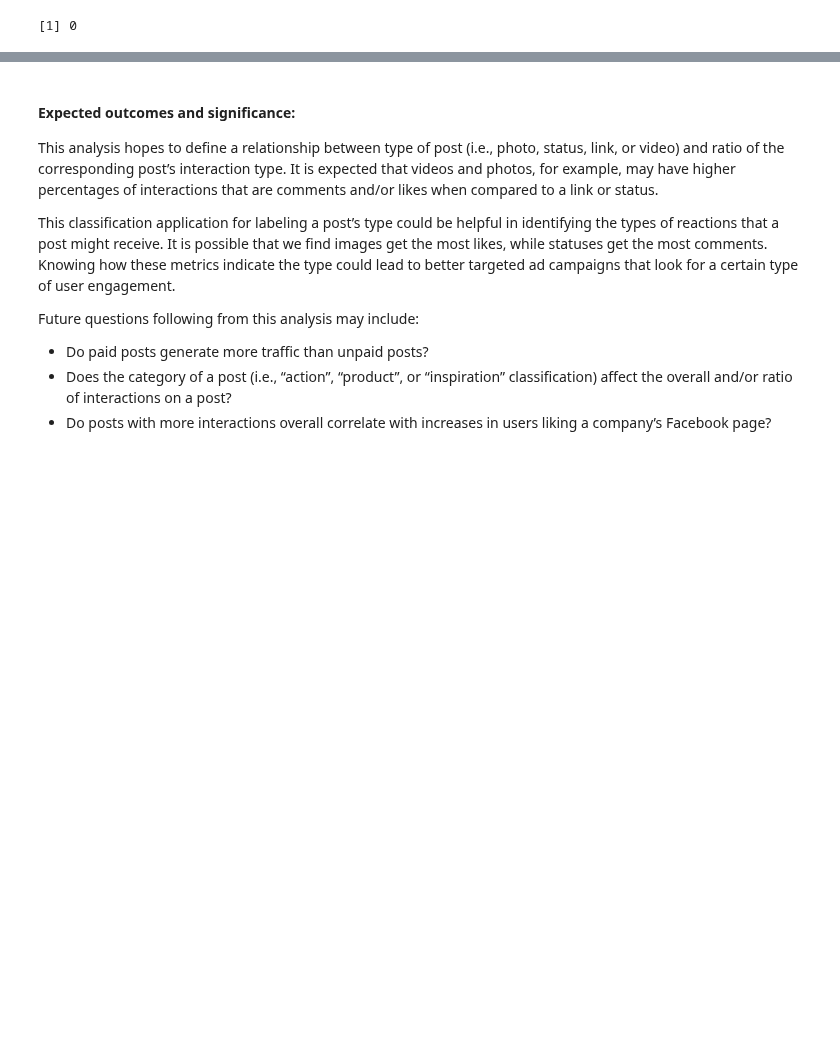
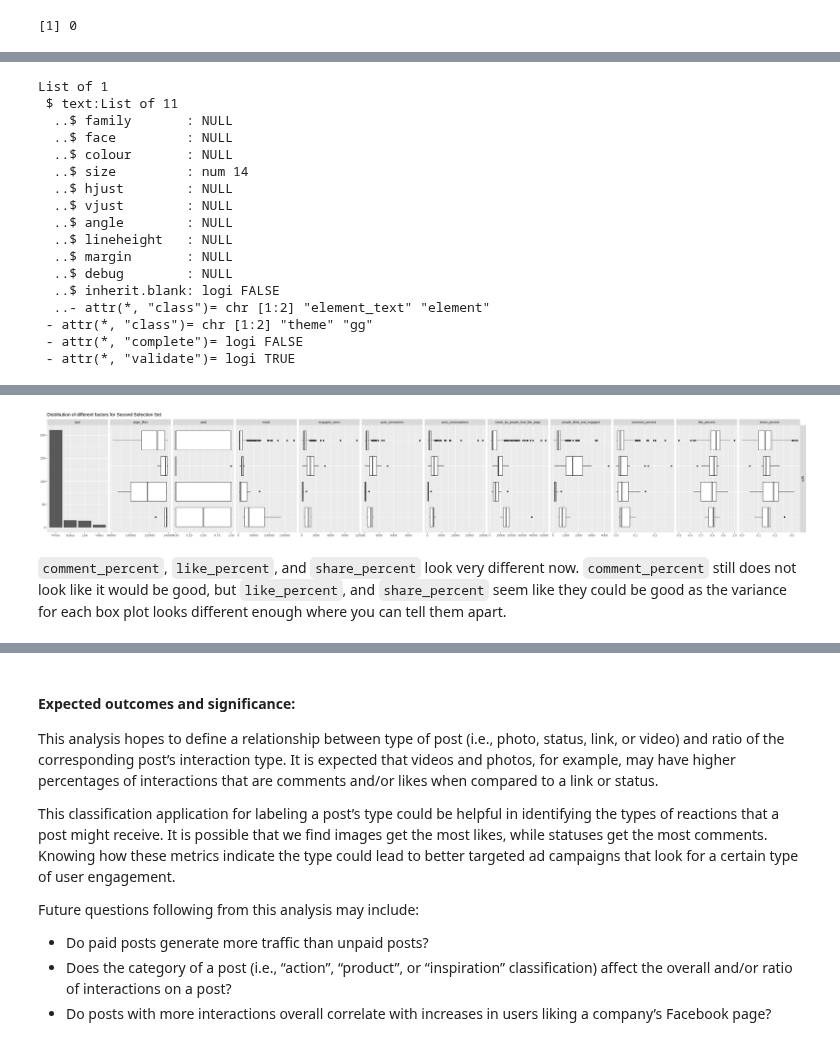
Before and after one commit to lucykvs/DSCI100-Project, a Jupyter notebook: Project.ipynb, the cells around one changed output, grey strips where cells are left out. Saved outputs shown, nothing was run; the diff lists cells and outputs as text; code cells hidden in the pictures; blank space fills up the shorter version.

```diff
--- a/Project.ipynb
+++ b/Project.ipynb
@@ -345,0 +268,8 @@ To visualize our results, we plan to use a confusion matrix. This will display h
+# %%
+fb_data_selected2 <- fb_data_selected1 %>%
+            select(-impressions, -impressions_by_people_that_liked_page) %>%
+            mutate(comment_percent = comments / interactions) %>%
+            mutate(like_percent = likes / interactions) %>%
+            mutate(share_percent = shares / interactions) %>%
+            select(-comments, -likes, -shares, -interactions) # We don't need these anymore because they have been scaled
+fb_data_selected2
@@ -345,0 +297,29 @@ To visualize our results, we plan to use a confusion matrix. This will display h
+# %%
+options(repr.plot.height = 5, repr.plot.width = 30)
+fb_select_plot2 <- fb_data_selected2 %>%
+    ggpairs() +
+    ggtitle("Distribution of different factors for Second Selection Set")
+    theme(text = element_text(size=14))
+
+# Select just the top row because it is the only thing that we are trt
+fb_select_plot2$nrow <- 1
+fb_select_plot2$yAxisLabels <- fb_select_plot2$yAxisLabels[1]
+fb_select_plot2
+# %% [output]
+List of 1
+ $ text:List of 11
+  ..$ family       : NULL
+  ..$ face         : NULL
+  ..$ colour       : NULL
+  ..$ size         : num 14
+  ..$ hjust        : NULL
+  ..$ vjust        : NULL
+  ..$ angle        : NULL
+  ..$ lineheight   : NULL
+  ..$ margin       : NULL
+  ..$ debug        : NULL
+  ..$ inherit.blank: logi FALSE
+  ..- attr(*, "class")= chr [1:2] "element_text" "element"
+ - attr(*, "class")= chr [1:2] "theme" "gg"
+ - attr(*, "complete")= logi FALSE
+ - attr(*, "validate")= logi TRUE
@@ -345,0 +332,3 @@ To visualize our results, we plan to use a confusion matrix. This will display h
+[figure, added]
+# %% [markdown]
+`comment_percent`, `like_percent`, and `share_percent` look very different now. `comment_percent` still does not look like it would be good, but `like_percent`, and `share_percent` seem like they could be good as the variance for each box plot looks different enough where you can tell them apart.
```
Also changed, not shown: parts of 59 cells of this notebook, 3 other files.
